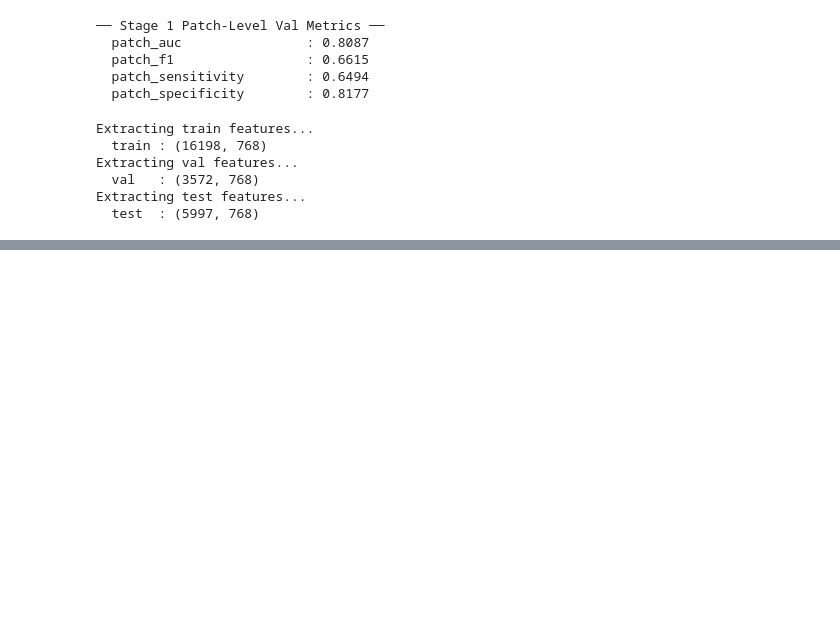
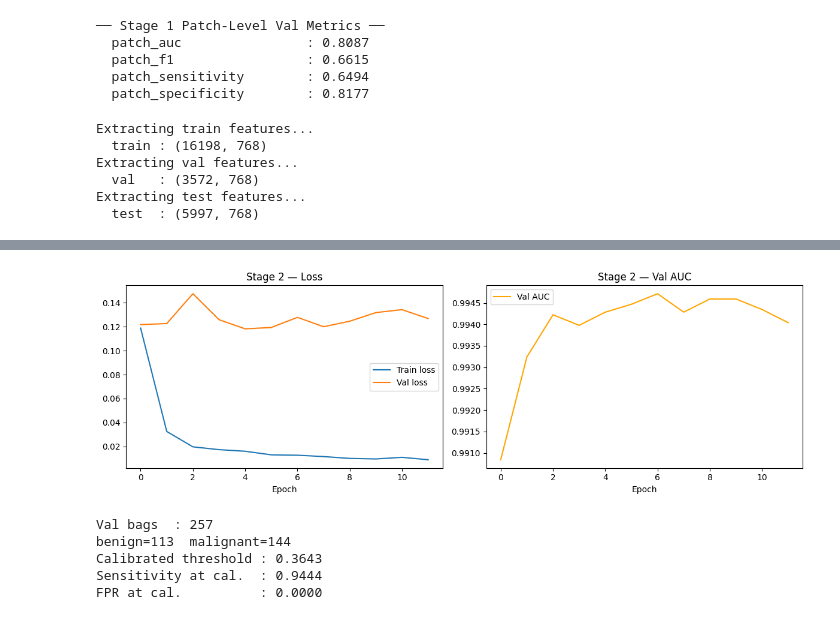
Before and after one commit to mfjm-rizvi/ddsm-breast-cancer-detection, a Jupyter notebook: notebooks/05-swint.ipynb, the cells around one changed output, grey strips where cells are left out. Drawn from its saved outputs; the diff is of its cells as text; code cells hidden in the pictures; blank space fills up the shorter version.

Commit message:
Update Notebook 5 (Swin-T)
Complete Notebook 5: Swin-T baseline: AUC 1.000, Val AUC: 0.9943

```diff
--- a/notebooks/05-swint.ipynb
+++ b/notebooks/05-swint.ipynb
@@ -577,3 +577,22 @@ Extracting val features...
   val   : (3572, 768)
 Extracting test features...
   test  : (5997, 768)
+# %%
+# Stage 2 setup
+bag_model    = BagClassifier(FEAT_DIM, ATTN_DIM).to(DEVICE)
+criterion_s2 = nn.BCEWithLogitsLoss()
+optimiser_s2 = optim.Adam(bag_model.parameters(), lr=LR_S2_HEAD)
+scheduler_s2 = optim.lr_scheduler.ReduceLROnPlateau(
+    optimiser_s2, mode='min', factor=0.5, patience=3
+)
+
+train_bag_ds = CachedBagDataset(feats_tr,  y_tr,  bag_tr,  train_bag_indices)
+val_bag_ds   = CachedBagDataset(feats_val, y_val, bag_val, val_bag_indices)
+
+train_bag_dl = DataLoader(train_bag_ds, batch_size=1,
+                          shuffle=True,  collate_fn=collate_cached)
+val_bag_dl   = DataLoader(val_bag_ds,   batch_size=1,
+                          shuffle=False, collate_fn=collate_cached)
+
+print(f"Train bags : {len(train_bag_ds)}")
+print(f"Val bags   : {len(val_bag_ds)}")
@@ -579,0 +681,48 @@ Extracting test features...
+# %%
+# Stage 2 curves
+fig, axes = plt.subplots(1, 2, figsize=(12, 4))
+axes[0].plot(s2_history["train_loss"], label="Train loss")
+axes[0].plot(s2_history["val_loss"],   label="Val loss")
+axes[0].set_title("Stage 2 — Loss");     axes[0].legend()
+axes[0].set_xlabel("Epoch")
+axes[1].plot(s2_history["val_auc"], color="orange", label="Val AUC")
+axes[1].set_title("Stage 2 — Val AUC"); axes[1].legend()
+axes[1].set_xlabel("Epoch")
+plt.tight_layout()
+plt.savefig(OUT / "swin_t_stage2_curves.png", dpi=150)
+plt.show()
+# %% [output]
+[figure, added]
+# %%
+# Val bag-level evaluation and threshold calibration
+bag_model.load_state_dict(
+    torch.load(S2_WEIGHTS, map_location=DEVICE))
+bag_model.eval()
+
+val_bag_probs, val_bag_true = [], []
+with torch.no_grad():
+    for h_list, labels in val_bag_dl:
+        h = h_list[0].to(DEVICE)
+        logit, _ = bag_model(h)
+        val_bag_probs.append(torch.sigmoid(logit).item())
+        val_bag_true.append(labels[0].item())
+
+val_bag_probs = np.array(val_bag_probs)
+val_bag_true  = np.array(val_bag_true)
+
+print(f"Val bags  : {len(val_bag_probs)}")
+print(f"benign={(val_bag_true==0).sum()}  "
+      f"malignant={(val_bag_true==1).sum()}")
+
+fpr_c, tpr_c, thresholds_c = roc_curve(val_bag_true, val_bag_probs)
+idx               = np.argmax(tpr_c >= 0.90)
+optimal_threshold = float(thresholds_c[idx])
+print(f"Calibrated threshold : {optimal_threshold:.4f}")
+print(f"Sensitivity at cal.  : {tpr_c[idx]:.4f}")
+print(f"FPR at cal.          : {fpr_c[idx]:.4f}")
+# %% [output]
+Val bags  : 257
+benign=113  malignant=144
+Calibrated threshold : 0.3643
+Sensitivity at cal.  : 0.9444
+FPR at cal.          : 0.0000
```
Also changed, not shown: parts of 7 cells of this notebook.
